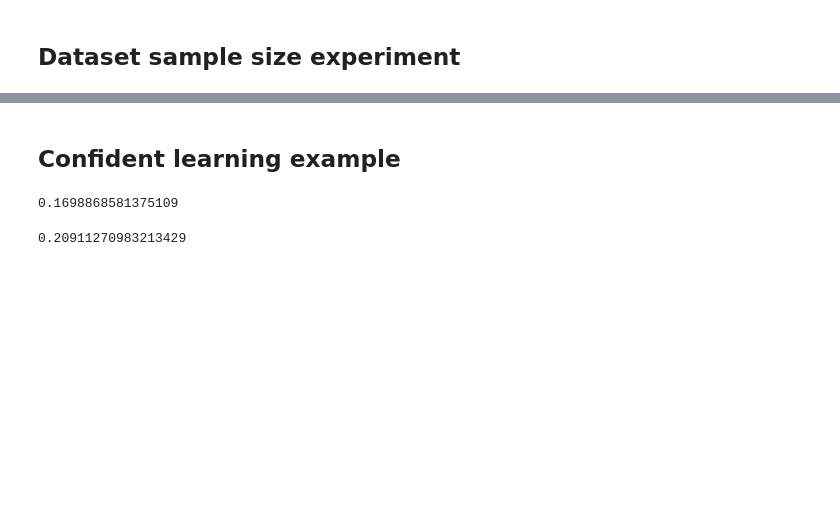
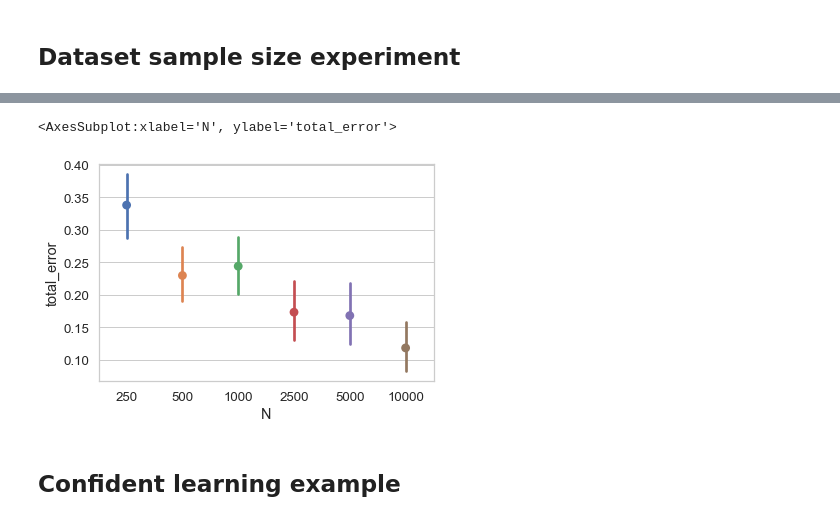
Before and after one commit to lguerdan/counterfactual-decision-support, a Jupyter notebook: simulation_experiments.ipynb, the cells around one changed output, grey strips where cells are left out. Drawn from its saved outputs; the diff is of its cells as text; code cells hidden in the pictures; blank space fills up the shorter version.

```diff
--- a/simulation_experiments.ipynb
+++ b/simulation_experiments.ipynb
@@ -347,3 +344,8 @@ sns.pointplot(data=data, x='N', y='error', hue='variable', palette="deep")
+# %%
+sns.pointplot(data=data, x='N', y='total_error', palette="deep")
+# %% [output]
+<AxesSubplot:xlabel='N', ylabel='total_error'>
+[figure, added]
 # %% [markdown]
 ## Confident learning example
 # %%
@@ -363,11 +365,3 @@ for i in [0, 1]:
 Q_hat = Q_hat/Q_hat.sum()
 beta_hat = Q_hat[0, 1] / Q_hat[:, 1].sum()
 alpha_hat = Q_hat[1, 0] / Q_hat[:, 0].sum()
-# %%
-alpha_hat
-# %% [output]
-0.1698868581375109
-# %%
-beta_hat
-# %% [output]
-0.20911270983213429
```
Also changed, not shown: parts of 8 cells of this notebook.
